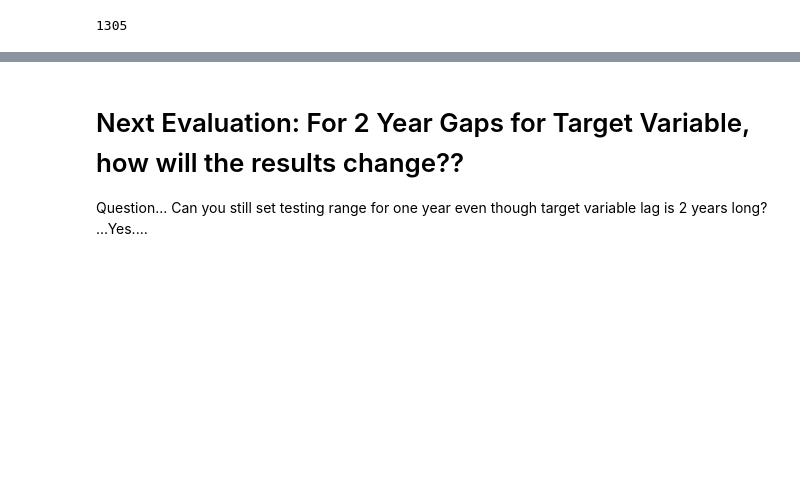
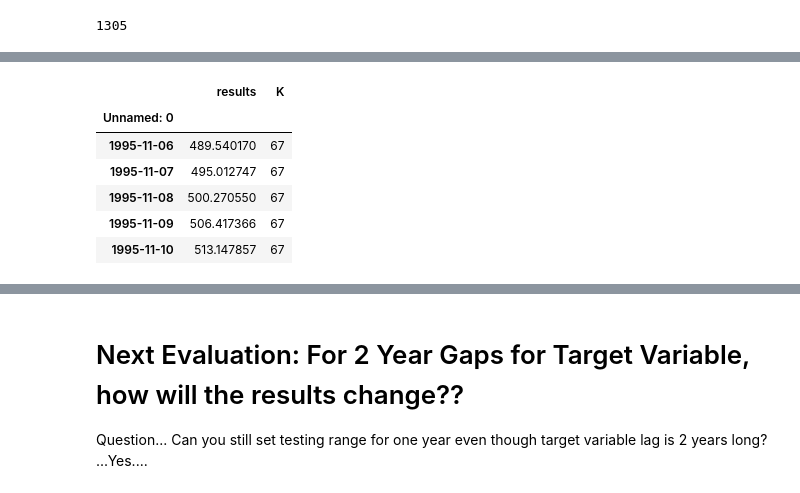
Before and after one commit to chiemiko/metals-research, a Jupyter notebook: forecasting/Train-Test ReSplits - KNN.ipynb, the cells around one changed output, grey strips where cells are left out. Drawn from its saved outputs; the diff is of its cells as text; code cells hidden in the pictures; blank space fills up the shorter version.

```diff
--- a/forecasting/Train-Test ReSplits - KNN.ipynb
+++ b/forecasting/Train-Test ReSplits - KNN.ipynb
@@ -513,0 +757,13 @@ for item in dates[dates<datetime.datetime(2012,10,1)]:
+# %%
+results5 = pd.read_csv('results5yearrr.csv')
+results5.index = results5['Unnamed: 0']
+results5 = results5.iloc[:, 1:]
+results5.head()
+# %% [output]
+|  | results | K |
+| Unnamed: 0 |  |  |
+| 1995-11-06 | 489.540170 | 67 |
+| 1995-11-07 | 495.012747 | 67 |
+| 1995-11-08 | 500.270550 | 67 |
+| 1995-11-09 | 506.417366 | 67 |
+| 1995-11-10 | 513.147857 | 67 |
```
Also changed, not shown: parts of 21 cells of this notebook, 26 other files.
